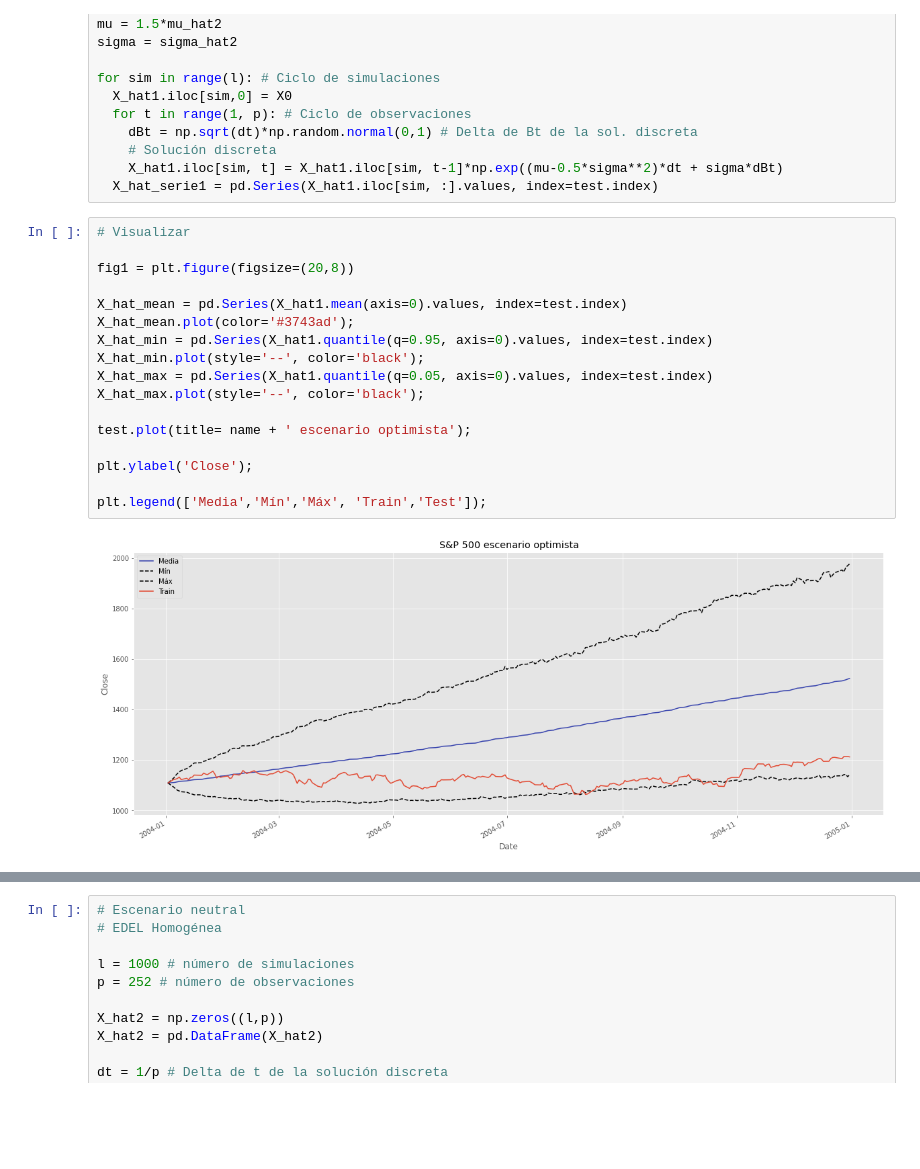
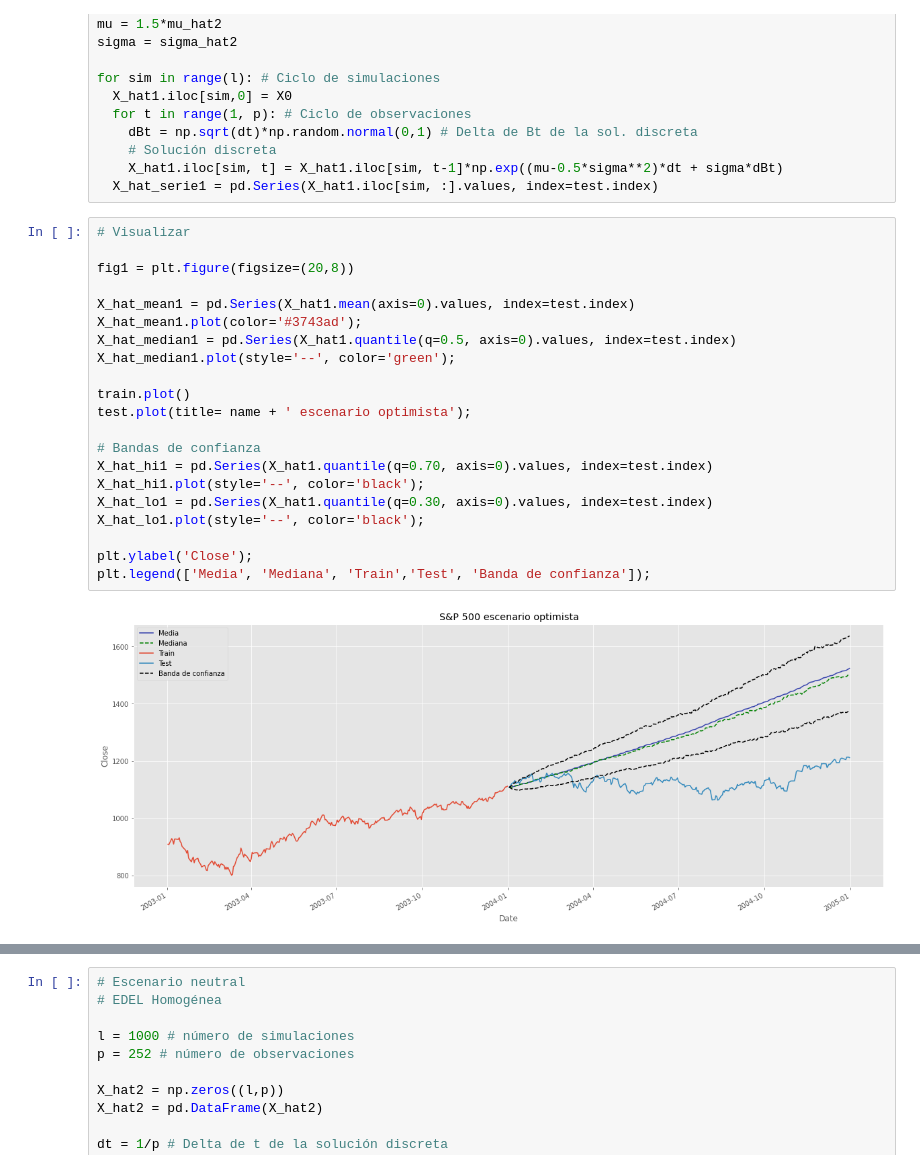
Before and after one commit to scardenol/proc_est2, a Jupyter notebook: P1.ipynb, the cells around one changed output, grey strips where cells are left out. Cells and saved outputs as stored; diff of their text form; blank space fills up the shorter version.

```diff
--- a/P1.ipynb
+++ b/P1.ipynb
@@ -442,19 +442,23 @@ for sim in range(l): # Ciclo de simulaciones
 # %%
 # Visualizar
 
 fig1 = plt.figure(figsize=(20,8))
 
-X_hat_mean = pd.Series(X_hat1.mean(axis=0).values, index=test.index)
-X_hat_mean.plot(color='#3743ad');
-X_hat_min = pd.Series(X_hat1.quantile(q=0.95, axis=0).values, index=test.index)
-X_hat_min.plot(style='--', color='black');
-X_hat_max = pd.Series(X_hat1.quantile(q=0.05, axis=0).values, index=test.index)
-X_hat_max.plot(style='--', color='black');
+X_hat_mean1 = pd.Series(X_hat1.mean(axis=0).values, index=test.index)
+X_hat_mean1.plot(color='#3743ad');
+X_hat_median1 = pd.Series(X_hat1.quantile(q=0.5, axis=0).values, index=test.index)
+X_hat_median1.plot(style='--', color='green');
 
+train.plot()
 test.plot(title= name + ' escenario optimista');
 
+# Bandas de confianza
+X_hat_hi1 = pd.Series(X_hat1.quantile(q=0.70, axis=0).values, index=test.index)
+X_hat_hi1.plot(style='--', color='black');
+X_hat_lo1 = pd.Series(X_hat1.quantile(q=0.30, axis=0).values, index=test.index)
+X_hat_lo1.plot(style='--', color='black');
+
 plt.ylabel('Close');
-
-plt.legend(['Media','Mín','Máx', 'Train','Test']);
+plt.legend(['Media', 'Mediana', 'Train','Test', 'Banda de confianza']);
 # %% [output]
-[figure, old version]
+[figure, new version]
```
Also changed, not shown: parts of 16 cells of this notebook.
